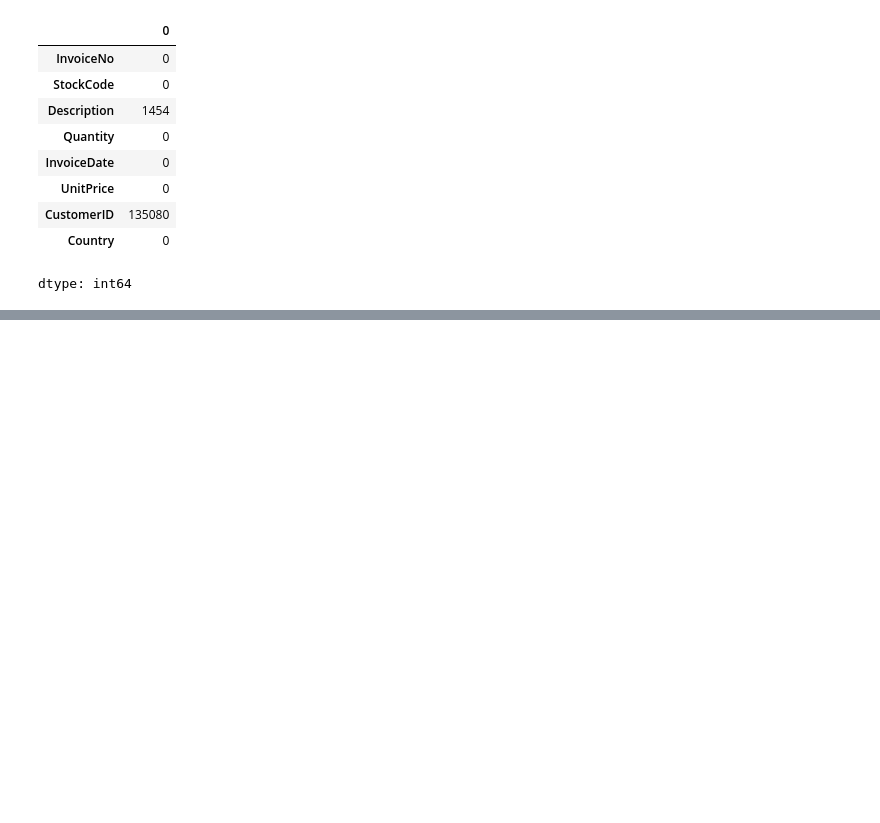
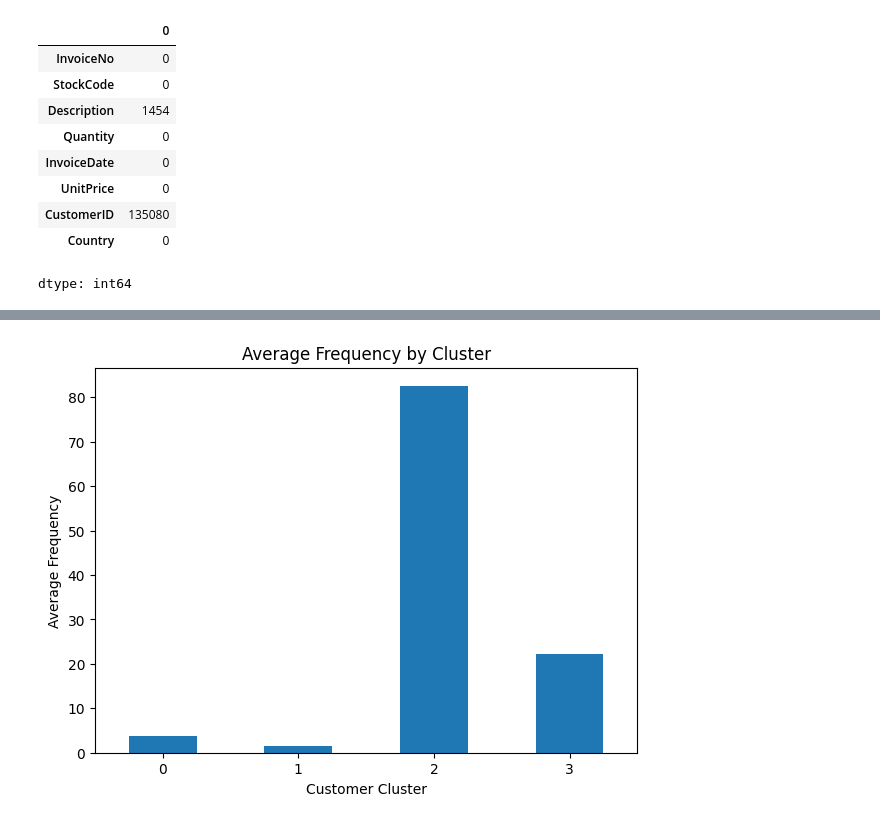
Before and after one commit to poojagupthaa14/OIBSIP, a Jupyter notebook: pooja_2.ipynb, the cells around one changed output, grey strips where cells are left out. Drawn from its saved outputs; the diff is of its cells as text; code cells hidden in the pictures; blank space fills up the shorter version.

```diff
--- a/pooja_2.ipynb
+++ b/pooja_2.ipynb
@@ -57,0 +217,10 @@ dtype: int64
+# %%
+cluster_analysis['Frequency'].plot(kind='bar', figsize=(7,5))
+
+plt.title('Average Frequency by Cluster')
+plt.xlabel('Customer Cluster')
+plt.ylabel('Average Frequency')
+plt.xticks(rotation=0)
+plt.show()
+# %% [output]
+[figure, added]
```
Also changed, not shown: parts of 32 cells of this notebook.
